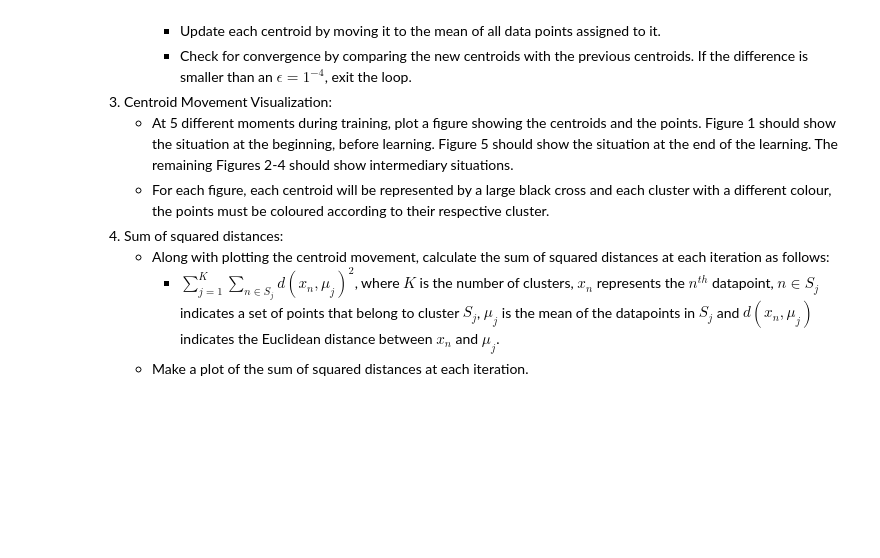
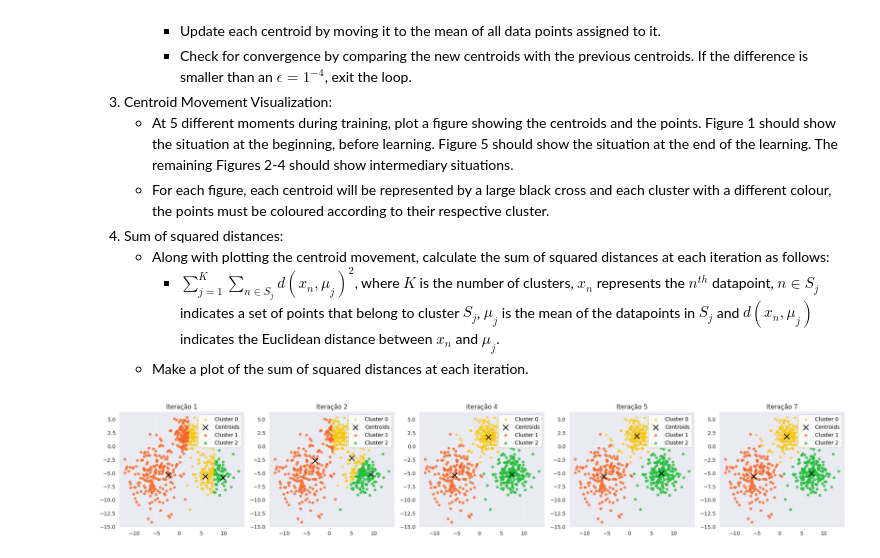
Before and after one commit to matheuspinto4/TACD, a Jupyter notebook: tarefas/tarefa4/Tarefa_4_template.ipynb, the cells around one changed output. Drawn from its saved outputs; the diff is of its cells as text; code cells hidden in the pictures; blank space fills up the shorter version.

```diff
--- a/tarefas/tarefa4/Tarefa_4_template.ipynb
+++ b/tarefas/tarefa4/Tarefa_4_template.ipynb
@@ -718,0 +775,5 @@ X = np.concatenate([X, np.random.randn(num_samples, num_features) * 2 + np.array
+# %%
+num_iter, centroids, ssd_list = K_means_clustering(X)
+_ = K_means_clustering(X, plot_index=[0] + list(np.random.choice(range(1,num_iter-2), size=3, replace=False)) + [num_iter-1])
+# %% [output]
+[figure, added]
```
Also changed, not shown: parts of 21 cells of this notebook, 1 other file.
